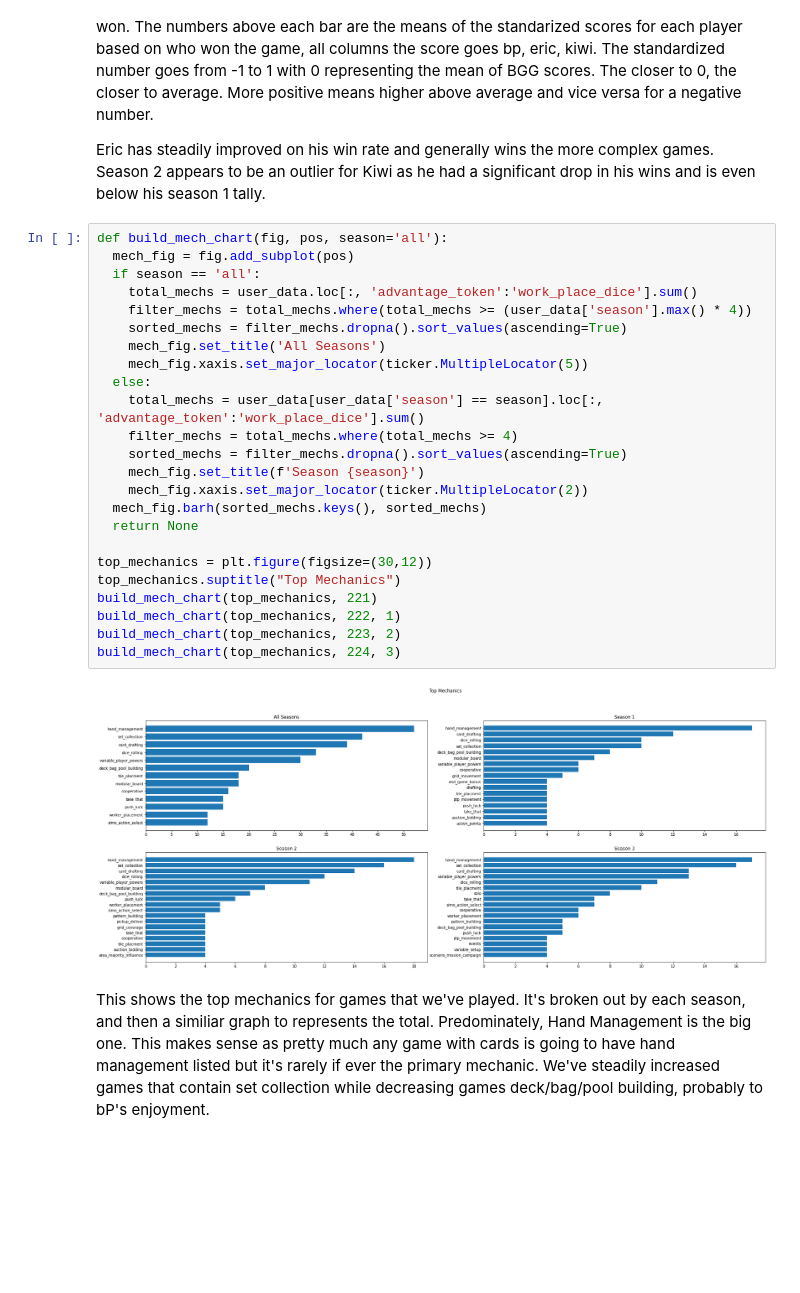
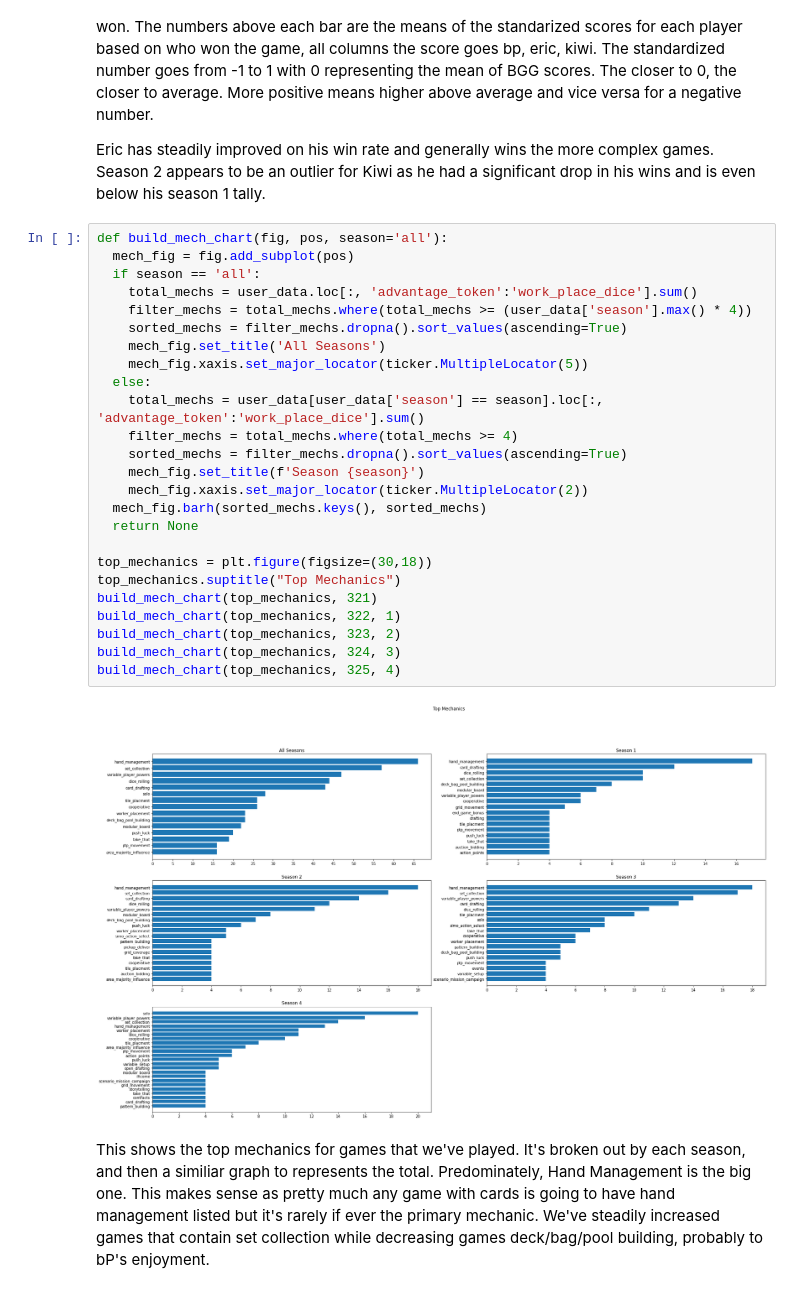
Before and after one commit to PNJaenichen/PNJaenichen.github.io, a Jupyter notebook: projects/firstTurnData/FTDataAnalysis.ipynb, the cells around one changed output. Cells and saved outputs as stored; diff of their text form; blank space fills up the shorter version.

```diff
--- a/projects/firstTurnData/FTDataAnalysis.ipynb
+++ b/projects/firstTurnData/FTDataAnalysis.ipynb
@@ -132,29 +146,30 @@ Eric has steadily improved on his win rate and generally wins the more complex g
 # %%
 def build_mech_chart(fig, pos, season='all'):
   mech_fig = fig.add_subplot(pos)
   if season == 'all':
     total_mechs = user_data.loc[:, 'advantage_token':'work_place_dice'].sum()
     filter_mechs = total_mechs.where(total_mechs >= (user_data['season'].max() * 4))
     sorted_mechs = filter_mechs.dropna().sort_values(ascending=True)
     mech_fig.set_title('All Seasons')
     mech_fig.xaxis.set_major_locator(ticker.MultipleLocator(5))
   else:
     total_mechs = user_data[user_data['season'] == season].loc[:, 'advantage_token':'work_place_dice'].sum()
     filter_mechs = total_mechs.where(total_mechs >= 4)
     sorted_mechs = filter_mechs.dropna().sort_values(ascending=True)
     mech_fig.set_title(f'Season {season}')
     mech_fig.xaxis.set_major_locator(ticker.MultipleLocator(2))
   mech_fig.barh(sorted_mechs.keys(), sorted_mechs)
   return None
 
-top_mechanics = plt.figure(figsize=(30,12))
+top_mechanics = plt.figure(figsize=(30,18))
 top_mechanics.suptitle("Top Mechanics")
-build_mech_chart(top_mechanics, 221)
-build_mech_chart(top_mechanics, 222, 1)
-build_mech_chart(top_mechanics, 223, 2)
-build_mech_chart(top_mechanics, 224, 3)
+build_mech_chart(top_mechanics, 321)
+build_mech_chart(top_mechanics, 322, 1)
+build_mech_chart(top_mechanics, 323, 2)
+build_mech_chart(top_mechanics, 324, 3)
+build_mech_chart(top_mechanics, 325, 4)
 # %% [output]
-[figure, old version]
+[figure, new version]
 # %% [markdown]
 This shows the top mechanics for games that we've played. It's broken out by each season, and then a similiar graph to represents the total. Predominately, Hand Management is the big one. This makes sense as pretty much any game with cards is going to have hand management listed but it's rarely if ever the primary mechanic. We've steadily increased games that contain set collection while decreasing games deck/bag/pool building, probably to bP's enjoyment.
 # %%
```
Also changed, not shown: parts of 19 cells of this notebook.
